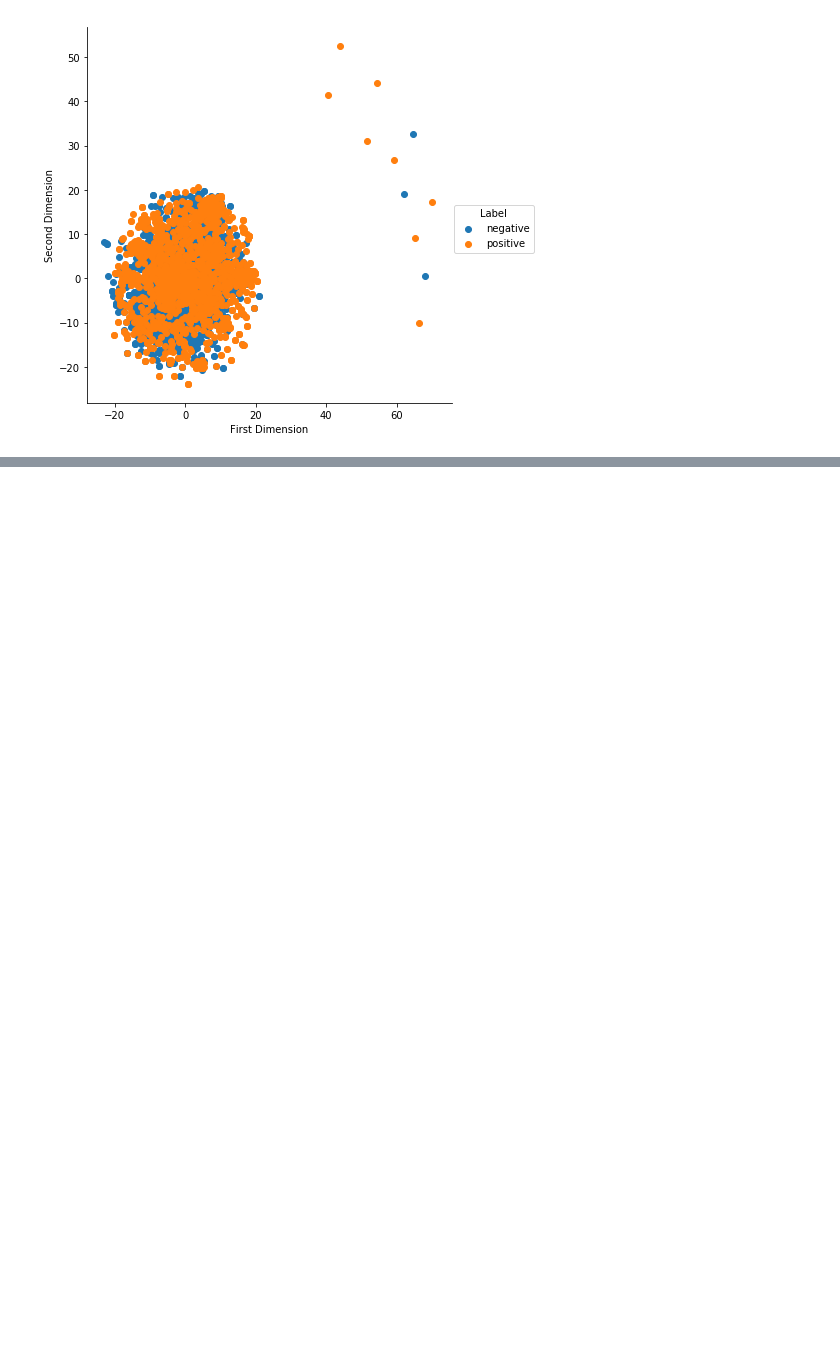
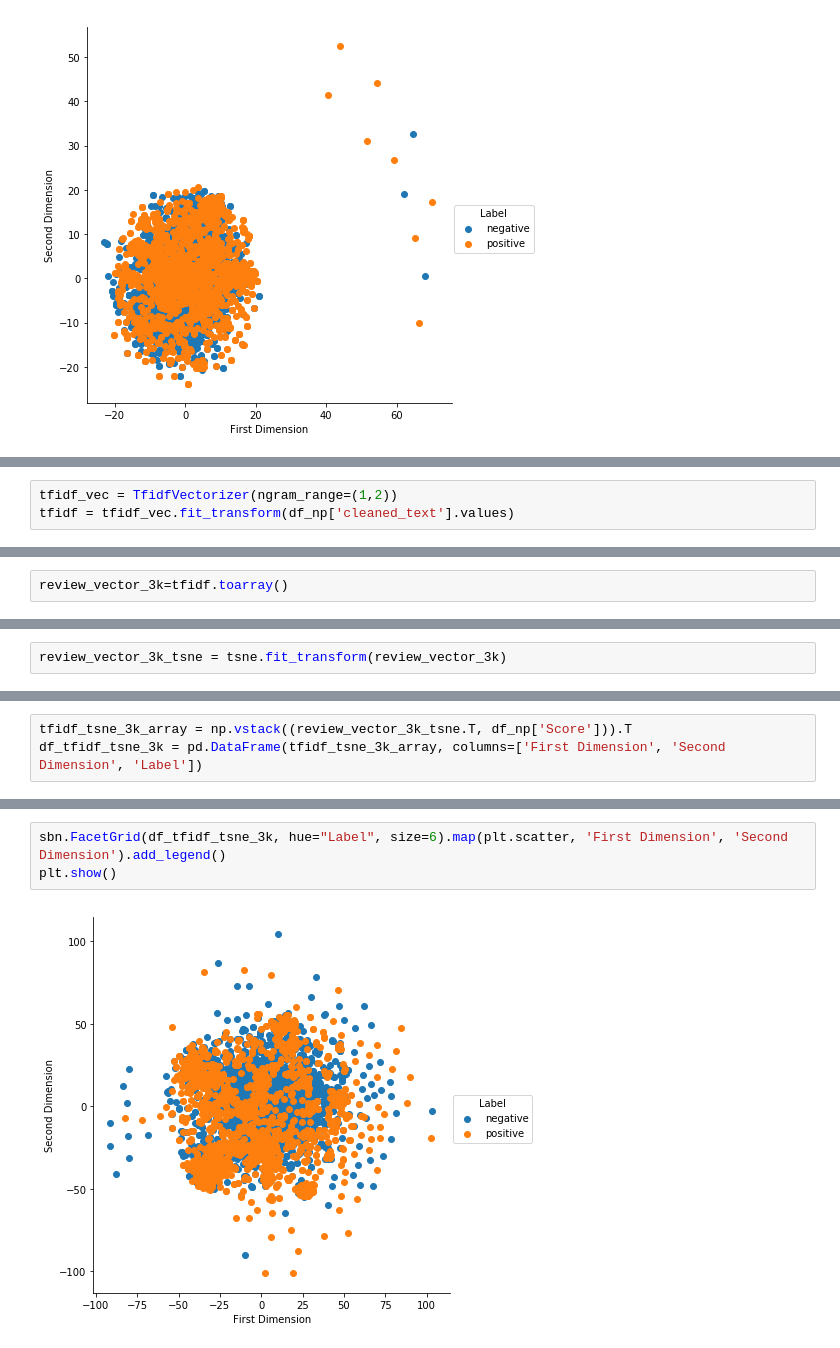
Before and after one commit to tanmay-kulkarni/dimensionality_reduction, a Jupyter notebook: t-SNE on Amazon reviews.ipynb, the cells around one changed output, grey strips where cells are left out. Cells and saved outputs as stored; diff of their text form; blank space fills up the shorter version.

```diff
--- a/t-SNE on Amazon reviews.ipynb
+++ b/t-SNE on Amazon reviews.ipynb
@@ -352,0 +458,3 @@ plt.show()
+# %%
+tfidf_vec = TfidfVectorizer(ngram_range=(1,2))
+tfidf = tfidf_vec.fit_transform(df_np['cleaned_text'].values)
@@ -352,0 +483,2 @@ plt.show()
+# %%
+review_vector_3k=tfidf.toarray()
@@ -352,0 +489,2 @@ plt.show()
+# %%
+review_vector_3k_tsne = tsne.fit_transform(review_vector_3k)
@@ -352,0 +499,3 @@ plt.show()
+# %%
+tfidf_tsne_3k_array = np.vstack((review_vector_3k_tsne.T, df_np['Score'])).T
+df_tfidf_tsne_3k = pd.DataFrame(tfidf_tsne_3k_array, columns=['First Dimension', 'Second Dimension', 'Label'])
@@ -352,0 +511,5 @@ plt.show()
+# %%
+sbn.FacetGrid(df_tfidf_tsne_3k, hue="Label", size=6).map(plt.scatter, 'First Dimension', 'Second Dimension').add_legend()
+plt.show()
+# %% [output]
+[figure, added]
```
Also changed, not shown: parts of 39 cells of this notebook.
